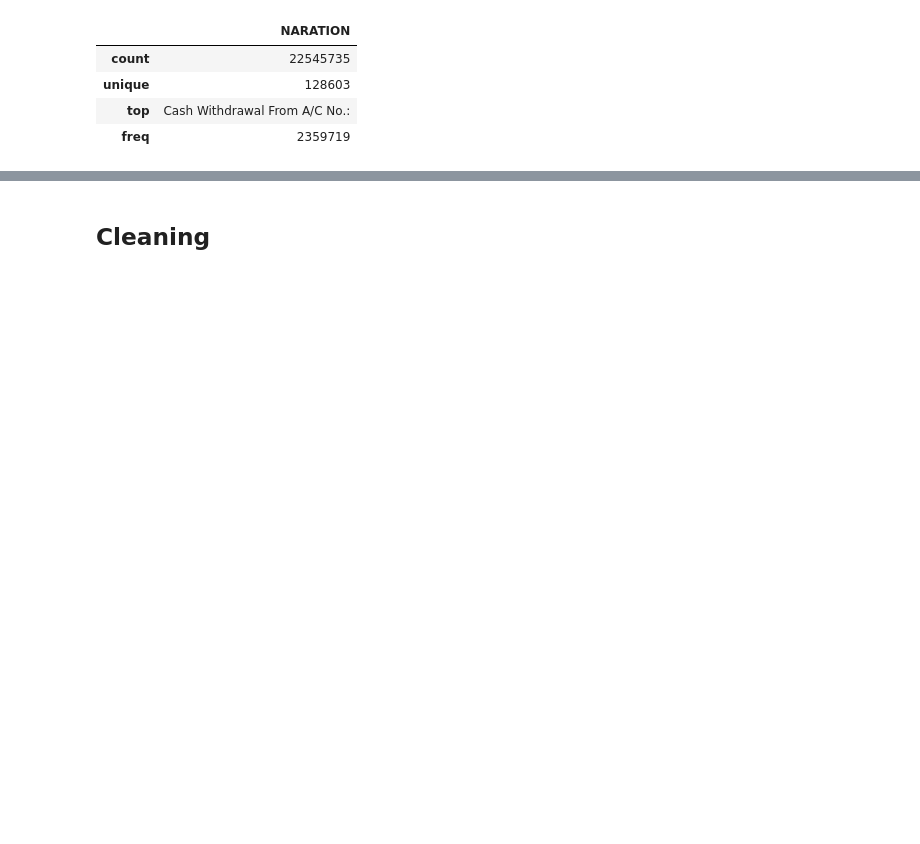
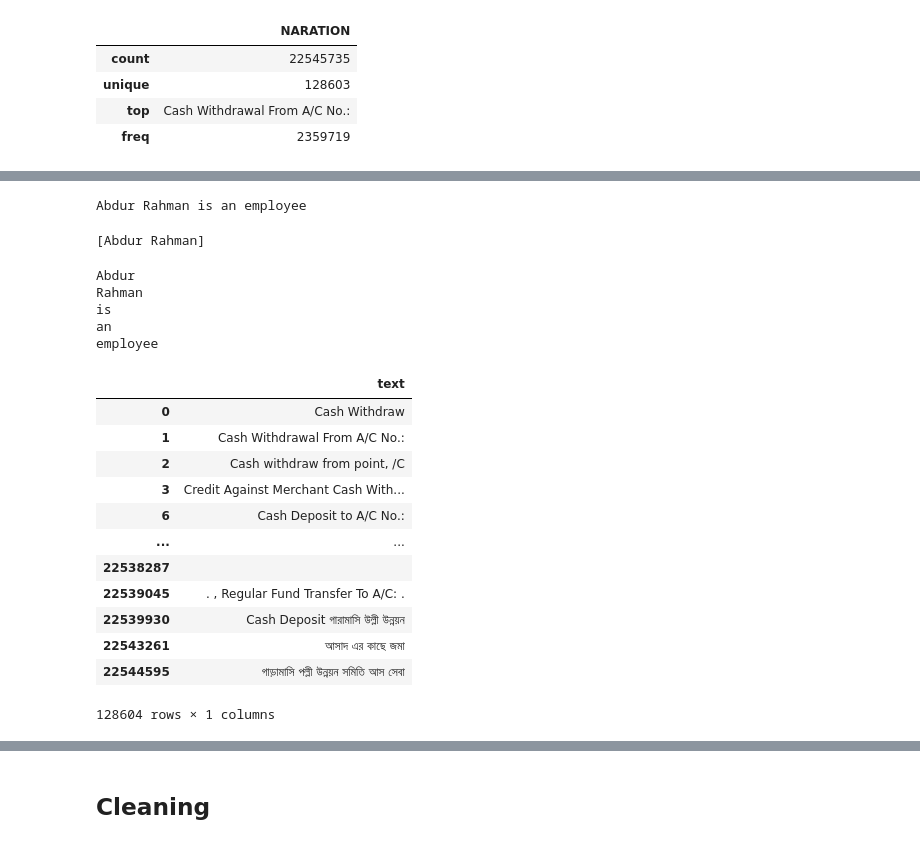
Before and after one commit to abdur-rafi/transaction-clustering, a Jupyter notebook: narration_clustering.ipynb, the cells around one changed output, grey strips where cells are left out. Drawn from its saved outputs; the diff is of its cells as text; code cells hidden in the pictures; blank space fills up the shorter version.

```diff
--- a/narration_clustering.ipynb
+++ b/narration_clustering.ipynb
@@ -95,0 +151,47 @@ unique_narrations.sample(n=SAMP_CNT)
+# %%
+text = 'Abdur Rahman is an employee'
+doc = nlp(text)
+print(doc)
+# %% [output]
+Abdur Rahman is an employee
+# %%
+list(doc.ents)
+# %% [output]
+[Abdur Rahman]
+# %%
+for x in doc:
+  print(x)
+# %% [output]
+Abdur
+Rahman
+is
+an
+employee
+# %%
+def removeEntity(s):
+  s = str(s)
+  doc = nlp(s)
+  names = [x.text for x in doc.ents]
+  # print(names)
+  for n in names:
+    s = s.replace(str(n),'')
+  return s
+# %%
+unique_narrations_nr = unique_narrations.copy(deep=True)
+unique_narrations_nr['text'] = unique_narrations_nr['text'].apply(removeEntity)
+# %%
+unique_narrations_nr
+# %% [output]
+|  | text |
+| 0 | Cash Withdraw |
+| 1 | Cash Withdrawal From A/C No.: |
+| 2 | Cash withdraw from point, /C |
+| 3 | Credit Against Merchant Cash With... |
+| 6 | Cash Deposit to A/C No.: |
+| ... | ... |
+| 22538287 |  |
+| 22539045 | . , Regular Fund Transfer To A/C: . |
+| 22539930 | Cash Deposit গারামাসি উল্লী উন্নয়ন |
+| 22543261 | আসাদ এর কাছে জমা |
+| 22544595 | গাড়ামাসি পল্লী উন্নয়ন সমিতি আস সেবা |
+128604 rows × 1 columns
```
Also changed, not shown: parts of 62 cells of this notebook.
